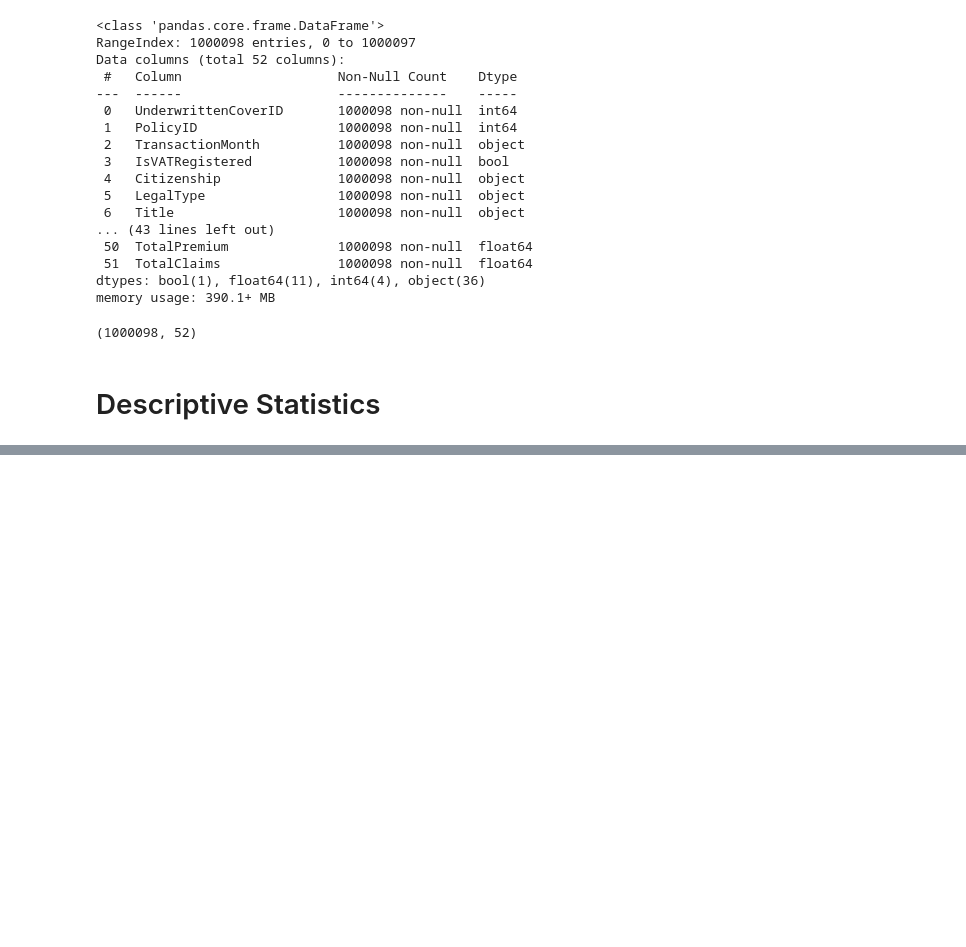
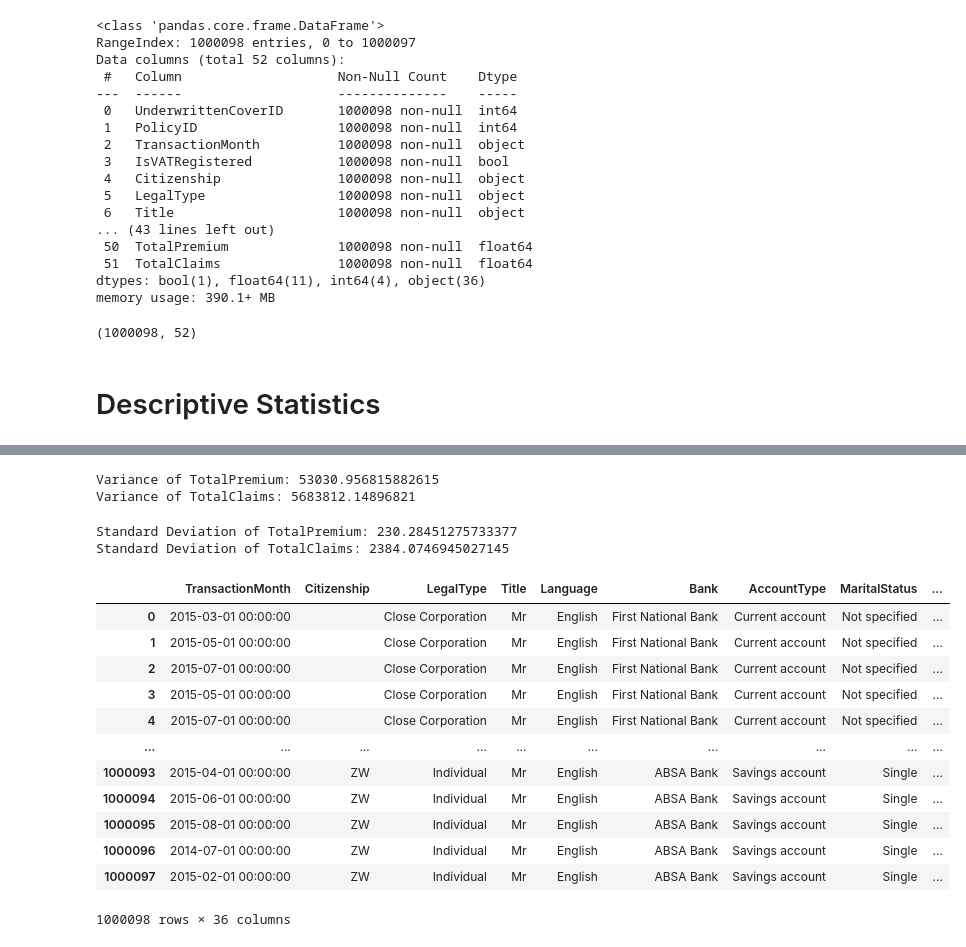
Before and after one commit to YeabsiraTibebu/AlphaCare-Insurance-Solutions, a Jupyter notebook: notebooks/descriptive_analysis.ipynb, the cells around one changed output, grey strips where cells are left out. Drawn from its saved outputs; the diff is of its cells as text; code cells hidden in the pictures; blank space fills up the shorter version.

```diff
--- a/notebooks/descriptive_analysis.ipynb
+++ b/notebooks/descriptive_analysis.ipynb
@@ -88,7 +99,8 @@ df.shape
 # %% [markdown]
 # Descriptive Statistics
 # %%
-df['total_premium'] = df['TotalPremium'].len()
+
+df['total_premium'] = df['TotalPremium']
 
 #Descriptive statistics of TotalPremium
 df['total_premium'].describe()
@@ -96,0 +117,5 @@ AttributeError: 'Series' object has no attribute 'len'
+# %%
+df['total_claims'] = df['TotalClaims']
+
+#Descriptive statistics of TotalClaims
+df['total_claims'].describe()
@@ -96,0 +132,36 @@ AttributeError: 'Series' object has no attribute 'len'
+# %%
+#Variance
+
+variance_premium = df['total_premium'].var()
+variance_claims = df['total_claims'].var()
+print(f"Variance of TotalPremium: {variance_premium}")
+print(f"Variance of TotalClaims: {variance_claims}")
+# %% [output]
+Variance of TotalPremium: 53030.956815882615
+Variance of TotalClaims: 5683812.14896821
+# %%
+#Standard Devation
+std_dev_premium = df['total_premium'].std()
+std_dev_claims = df['total_claims'].std()
+print(f"Standard Deviation of TotalPremium: {std_dev_premium}")
+print(f"Standard Deviation of TotalClaims: {std_dev_claims}")
+# %% [output]
+Standard Deviation of TotalPremium: 230.28451275733377
+Standard Deviation of TotalClaims: 2384.0746945027145
+# %%
+#Categorical Variables
+df.select_dtypes(include=['object'])
+# %% [output]
+|  | TransactionMonth | Citizenship | LegalType | Title | Language | Bank | AccountType | MaritalStatus | ... |
+| 0 | 2015-03-01 00:00:00 |  | Close Corporation | Mr | English | First National Bank | Current account | Not specified | ... |
+| 1 | 2015-05-01 00:00:00 |  | Close Corporation | Mr | English | First National Bank | Current account | Not specified | ... |
+| 2 | 2015-07-01 00:00:00 |  | Close Corporation | Mr | English | First National Bank | Current account | Not specified | ... |
+| 3 | 2015-05-01 00:00:00 |  | Close Corporation | Mr | English | First National Bank | Current account | Not specified | ... |
+| 4 | 2015-07-01 00:00:00 |  | Close Corporation | Mr | English | First National Bank | Current account | Not specified | ... |
+| ... | ... | ... | ... | ... | ... | ... | ... | ... | ... |
+| 1000093 | 2015-04-01 00:00:00 | ZW | Individual | Mr | English | ABSA Bank | Savings account | Single | ... |
+| 1000094 | 2015-06-01 00:00:00 | ZW | Individual | Mr | English | ABSA Bank | Savings account | Single | ... |
+| 1000095 | 2015-08-01 00:00:00 | ZW | Individual | Mr | English | ABSA Bank | Savings account | Single | ... |
+| 1000096 | 2014-07-01 00:00:00 | ZW | Individual | Mr | English | ABSA Bank | Savings account | Single | ... |
+| 1000097 | 2015-02-01 00:00:00 | ZW | Individual | Mr | English | ABSA Bank | Savings account | Single | ... |
+1000098 rows × 36 columns
```
Also changed, not shown: parts of 16 cells of this notebook, 2 other files.
